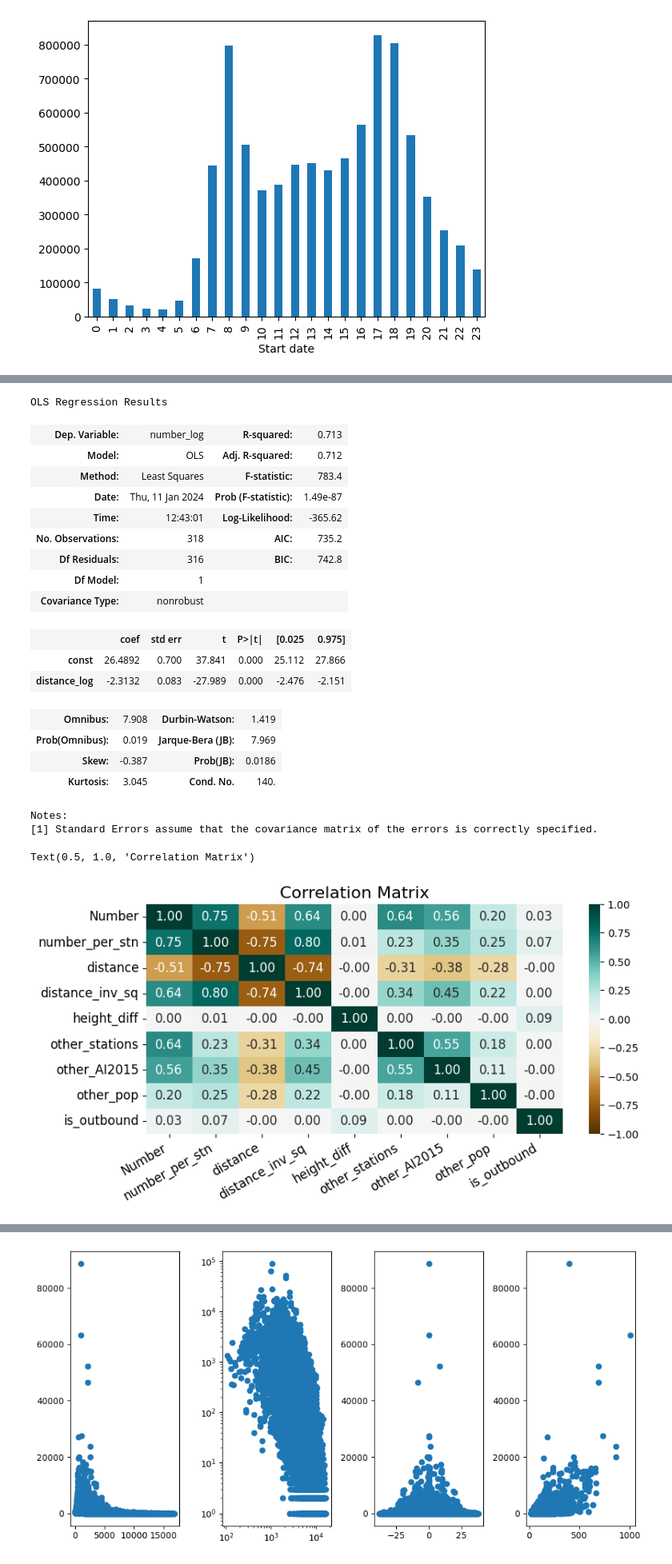
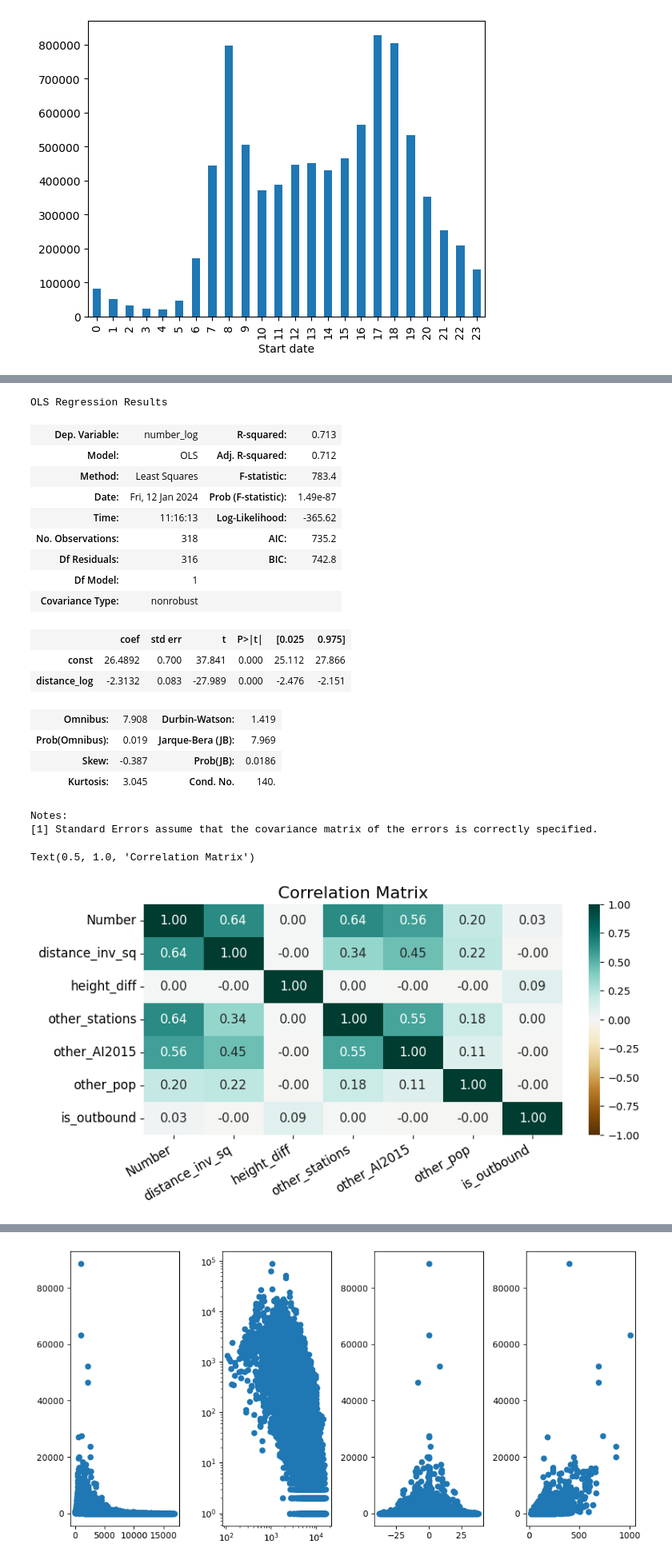
Before and after one commit to sokimura39/QM_Report, a Jupyter notebook: analysis.ipynb, the cells around one changed output, grey strips where cells are left out. Shown at 80% size. Drawn from its saved outputs; the diff is of its cells as text; code cells hidden in the pictures.

```diff
--- a/analysis.ipynb
+++ b/analysis.ipynb
@@ -218,3 +225,6 @@ points_gdf = gpd.read_parquet(os.path.join(points_path, points_parquet_fn)).set_
 
 # make ports into numeric
 points_gdf['ports'] = points_gdf.ports.astype('int')
+
+# make cc_zone into numeric
+points_gdf['cc_zone'] = points_gdf['cc_zone'].astype('int')
@@ -308,7 +333,8 @@ points_msoa = points_gdf.groupby('MSOA11CD').agg(
         'name': 'count',
         'ports': 'sum',
         'height': 'mean',
-        'AI2015': 'mean'
+        'AI2015': 'mean',
+        'cc_zone': 'mean'
     }
 ).rename(columns = {'name': 'stations', 'ports': 'total_ports', 'height': 'mean_height'})
 # %%
@@ -453,20 +485,21 @@ plt.show()
 # %%
 # check the power law behind distance
 
+city_df2 = city_df[city_df.Number != 0].copy()
+
 # get log for distance and trips
-city_df['distance_log'] = np.log(city_df.distance)
-city_df['number_log'] = np.log(city_df.Number)
+city_df2['distance_log'] = np.log(city_df2.distance)
+city_df2['number_log'] = np.log(city_df2.Number)
 
-
-log_model = sm.OLS(endog = city_df['number_log'], exog = sm.add_constant(city_df['distance_log'])).fit()
+log_model = sm.OLS(endog = city_df2['number_log'], exog = sm.add_constant(city_df2['distance_log'])).fit()
 log_model.summary()
 # %% [output]
 OLS Regression Results
 | Dep. Variable: | number_log | R-squared: | 0.713 |
 | Model: | OLS | Adj. R-squared: | 0.712 |
 | Method: | Least Squares | F-statistic: | 783.4 |
-| Date: | Thu, 11 Jan 2024 | Prob (F-statistic): | 1.49e-87 |
-| Time: | 12:43:01 | Log-Likelihood: | -365.62 |
+| Date: | Fri, 12 Jan 2024 | Prob (F-statistic): | 1.49e-87 |
+| Time: | 11:16:13 | Log-Likelihood: | -365.62 |
 | No. Observations: | 318 | AIC: | 735.2 |
 | Df Residuals: | 316 | BIC: | 742.8 |
 | Df Model: | 1 |  |  |
@@ -480,22 +513,22 @@ OLS Regression Results
 | Kurtosis: | 3.045 | Cond. No. | 140. |
 Notes:
 [1] Standard Errors assume that the covariance matrix of the errors is correctly specified.
-# %%
-# calculate inverse squared value
-city_df['distance_inv_sq'] = city_df.distance.astype('float') ** (-2)
 # %%
+# calculate inverse squared value
+city_df['distance_inv_sq'] = city_df.distance.astype('float') ** (-2) * 1000000
+
 # check multi-colinearity
-df = city_df[['Number', 'number_per_stn', 'distance', 'distance_inv_sq', 'height_diff', 'other_stations', 'other_AI2015', 'other_pop', 'is_outbound']].copy()
+reg_df = city_df[['Number', 'distance_inv_sq', 'height_diff', 'other_stations', 'other_AI2015', 'other_pop', 'is_outbound']].copy()
 plt.figure(figsize = (9, 4))
-heatmap = sns.heatmap(df.corr(), annot = True, vmin = -1, vmax = 1, cmap = 'BrBG', fmt = '.2f', annot_kws = {'fontsize': 12})
+heatmap = sns.heatmap(reg_df.corr(), annot = True, vmin = -1, vmax = 1, cmap = 'BrBG', fmt = '.2f', annot_kws = {'fontsize': 12})
 # plt.rcParams["axes.grid"] = False
 # f = plt.figure(figsize=(10, 8))
 # plt.matshow(df.corr(), fignum=f.number, cmap = 'Blues')
 plt.xticks(fontsize = 12, rotation=30, ha = 'right') # rotation of xticks
 plt.yticks(fontsize = 12)
 # cb = plt.colorbar()
 # cb.ax.tick_params(labelsize=14)
 plt.title('Correlation Matrix', fontsize=16)
 # %% [output]
 Text(0.5, 1.0, 'Correlation Matrix')
-[figure, old version]
+[figure, new version]
```
Also changed, not shown: parts of 20 cells of this notebook, 1 other file.
